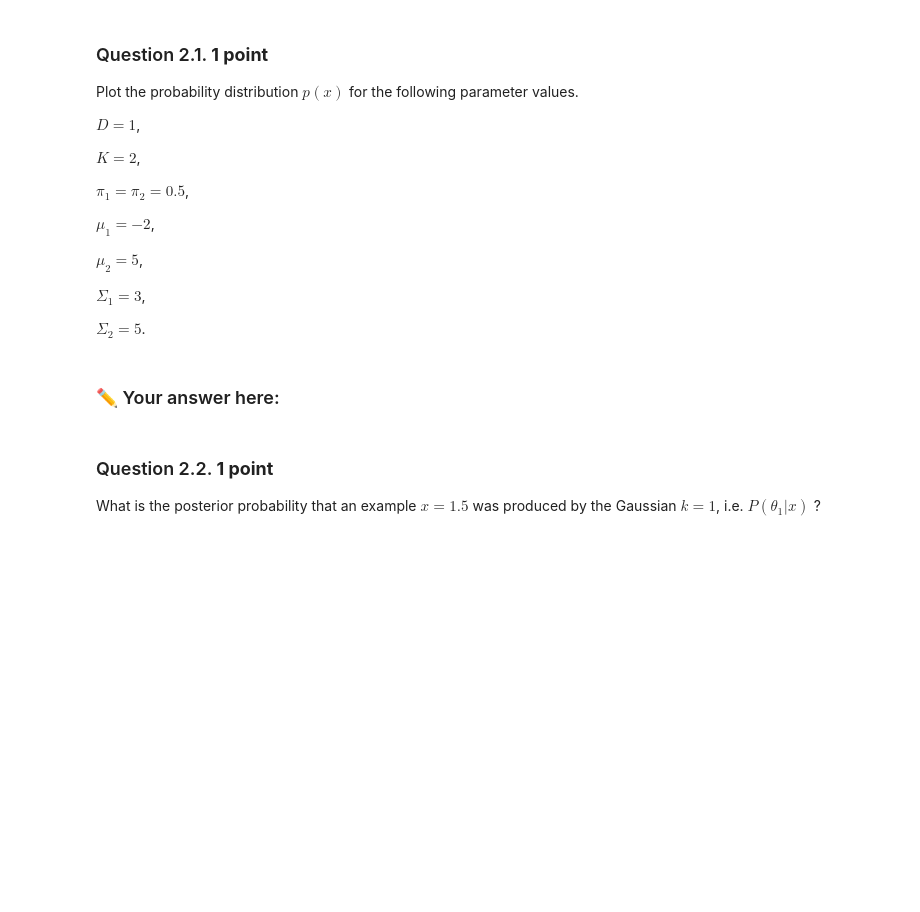
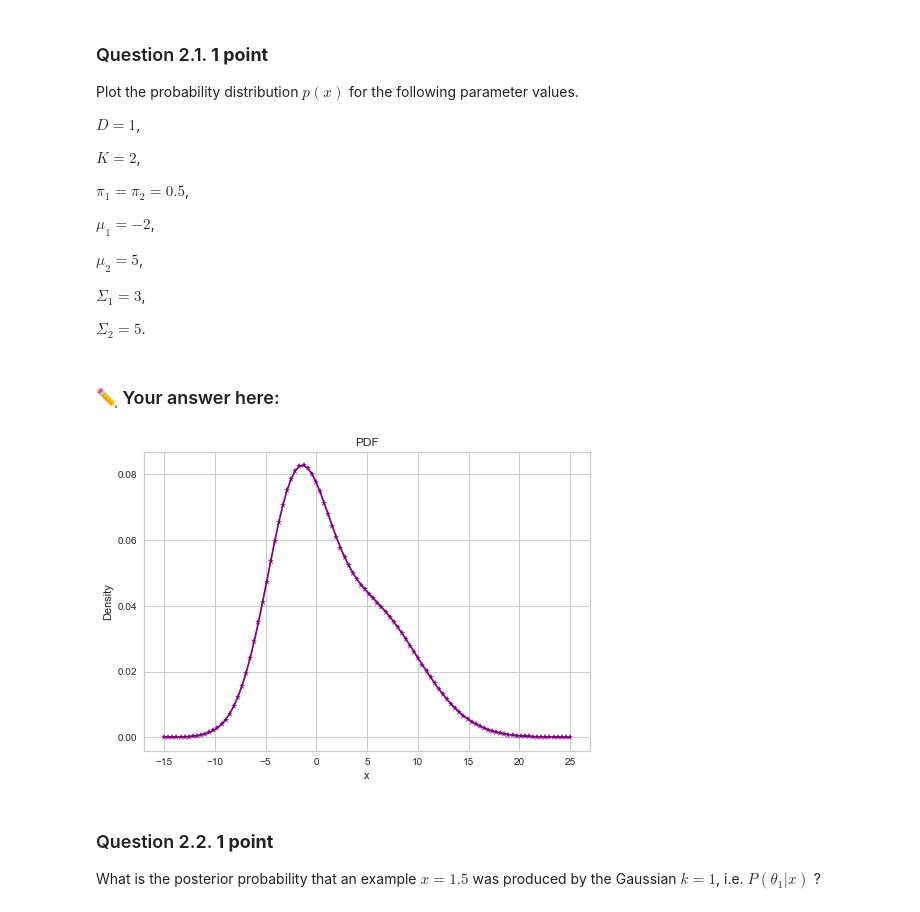
Before and after one commit to AxelEiman/AMLI, a Jupyter notebook: Hw4.ipynb, the cells around one changed output. Drawn from its saved outputs; the diff is of its cells as text; code cells hidden in the pictures; blank space fills up the shorter version.

```diff
--- a/Hw4.ipynb
+++ b/Hw4.ipynb
@@ -159,6 +263,30 @@ $\Sigma_1 = 3$,
 $\Sigma_2 = 5$.
 # %% [markdown]
 ### ✏️ Your answer here:
+# %%
+import matplotlib.pyplot as plt
+import numpy as np
+
+D = 1
+K = 2
+pies = [0.5, 0.5]
+mues = [-2, 5]
+sigma = [3, 5]
+
+xs = np.linspace(-15,25, 100)
+ys = np.zeros(len(xs))
+for j, x in enumerate(xs):
+    prob = 0
+    for i in range(2):
+        prob += pies[i]/(sigma[i]*np.sqrt(2*np.pi))*np.exp(-1/2*(((x-mues[i])/sigma[i])**2))
+    ys[j] = prob
+plt.plot(xs, ys, '-*', color='purple')
+plt.title('PDF')
+plt.xlabel('x')
+plt.ylabel('Density')
+plt.show()
+# %% [output]
+[figure, added]
 # %% [markdown]
 ### Question 2.2. **1 point**
 
```
Also changed, not shown: parts of 5 cells of this notebook.
